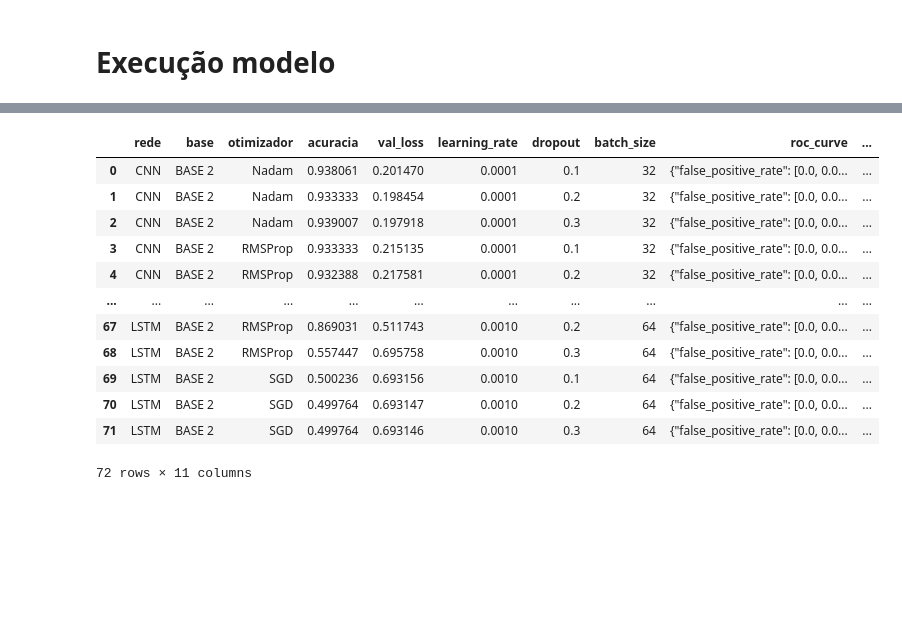
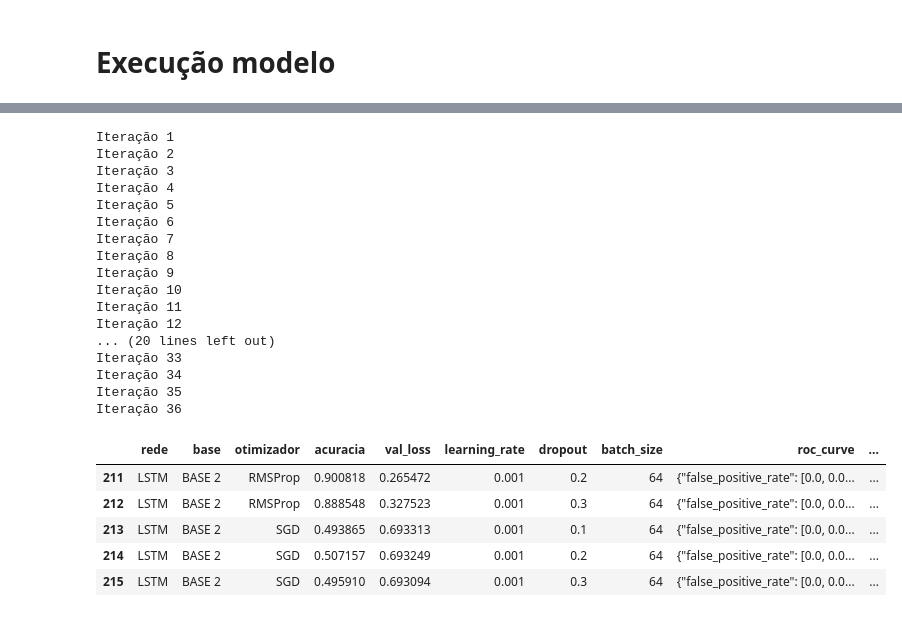
Before and after one commit to LuanPCunha/TCC, a Jupyter notebook: Treinamento_LSTM.ipynb, the cells around one changed output, grey strips where cells are left out. Saved outputs shown, nothing was run; the diff lists cells and outputs as text; code cells hidden in the pictures; blank space fills up the shorter version.

Commit message:
Melhorado utilização da base

```diff
--- a/Treinamento_LSTM.ipynb
+++ b/Treinamento_LSTM.ipynb
@@ -128,4 +170,0 @@ Name: text, Length: 10574, dtype: object
-# %%
-# Pega a média de caracteres dos tweets de toda a base
-max_text_length = int(text_column.apply(lambda x: len(str(x).split(' '))).max())
-max_text_length
@@ -179,24 +207,21 @@ def create_lstm (vocab_size, embedding_dimen, max_text_size, dropout_rate ):
 
   return modelo
 # %%
-def train_model(input_data, output_label, embedding_dimen, batch_size, epochs, validation_and_test_size, learning_rate, optimizer, dropout_rate):
-
-    x_main, x_test, y_main, y_test = train_test_split(input_data, output_label, test_size=0.2, stratify=output_label, random_state=42)
-
-    x_train, x_val, y_train, y_val = train_test_split(x_main, y_main, test_size=0.2, stratify=y_main, random_state=42)
-
+def train_model(embedding_dimen, batch_size, epochs, learning_rate, optimizer, dropout_rate):
     opt = optimize(optimizer, learning_rate)
 
     model = create_lstm(VOCAB_SIZE, EMBEDDING_DIMENSION, MAX_TEXT_SIZE, dropout_rate)
 
     model.compile(loss=tf.keras.losses.BinaryCrossentropy(), optimizer=opt, metrics=['accuracy'])
 
-    ra_val = RocAucEvaluation(validation_data=(x_val, y_val), interval = 1)
+    ra_val = RocAucEvaluation(validation_data=(X_VAL, Y_VAL), interval = 1)
 
     csv_logger = CSVLogger('log.csv', append=False, separator=';')
 
-    history = model.fit(x_train, y_train, batch_size=batch_size, epochs=epochs, validation_data=(x_val, y_val), verbose=0, use_multiprocessing=True,  callbacks = [ra_val, csv_logger])
+    early_stop = EarlyStopping(monitor = "val_loss", mode = "min", verbose = 0, patience = 1)
 
-    scores = model.evaluate(x_test, y_test, verbose=0)
+    history = model.fit(X_TRAIN, Y_TRAIN, batch_size=batch_size, epochs=epochs, validation_data=(X_VAL, Y_VAL), verbose=0, use_multiprocessing=True,  callbacks = [ra_val, csv_logger, early_stop])
 
-    return history, model, x_test, y_test, ra_val, scores, csv_logger
+    scores = model.evaluate(X_TEST, Y_TEST, verbose=0)
+
+    return history, model, ra_val, scores, csv_logger
@@ -203,23 +233,26 @@ def train_model(input_data, output_label, embedding_dimen, batch_size, epochs, v
 # %%
 # plot dos gráficos
+count = 1
 for BS in BATCH_SIZE:
   for LR in LEARN_RATE:
     for OT in OTMIZADORES:
       for DO in DROPOUT:
+        print("Iteração "+str(count))
+        count+=1
 
-        history, model1, x_test, y_test, ra_val, scores, csv_logger = train_model(input_data, output_label, EMBEDDING_DIMENSION, BS, EPOCHS, VAL_AND_TST_SIZE, LR, OT, DO)
+        history, model1, ra_val, scores, csv_logger = train_model(EMBEDDING_DIMENSION, BS, EPOCHS, LR, OT, DO)
 
         #
-        y_predito = model1.predict(x_test).round()
-        y_gabarito = y_test
+        y_predito = model1.predict(X_TEST).round()
+        y_gabarito = Y_TEST
 
         # Parâmetros
         # rede base otimizador acuracia val_loss learning_rate dropout batch_size roc_curve train_resume confusion_matrix
         NOME_REDE = REDE
-        NOME_BASE = BASE_2
+        NOME_BASE = BASE_NAME
         NOME_OTIMIZADOR = OT
         ACURACIA = scores[1]
-        VAL_LOSS = scores[0]
+        LOSS = scores[0]
         LEARNING_RATE = LR
         DROPOUT_RATE = DO
         BATCH = BS
@@ -237,34 +270,50 @@ for BS in BATCH_SIZE:
             "11": int(confusion[1][1])
         })
 
+        EPOCHS = len(history.history['val_loss'])
+        RANK = ACURACIA/LOSS
+
         # Salvando resultado do modelo
         registro_resultado = {resultados.columns[0]: NOME_REDE,
                               resultados.columns[1]: NOME_BASE,
                               resultados.columns[2]: NOME_OTIMIZADOR,
                               resultados.columns[3]: ACURACIA,
-                              resultados.columns[4]: VAL_LOSS,
+                              resultados.columns[4]: LOSS,
                               resultados.columns[5]: LEARNING_RATE,
                               resultados.columns[6]: DROPOUT_RATE,
                               resultados.columns[7]: BATCH,
                               resultados.columns[8]: ROC_CURVE,
                               resultados.columns[9]: TRAIN_RESUME,
-                              resultados.columns[10]: CONFUSION_MATRIX
+                              resultados.columns[10]: CONFUSION_MATRIX,
+                              resultados.columns[11]: EPOCHS,
+                              resultados.columns[12]: RANK,
                             }
 
         resultados = resultados.append(registro_resultado, ignore_index=True)
+# %% [output]
+Iteração 1
+Iteração 2
+Iteração 3
+Iteração 4
+Iteração 5
+Iteração 6
+Iteração 7
+Iteração 8
+Iteração 9
+Iteração 10
+Iteração 11
+Iteração 12
+... (20 lines left out)
+Iteração 33
+Iteração 34
+Iteração 35
+Iteração 36
 # %%
-resultados
+resultados.tail()
 # %% [output]
 |  | rede | base | otimizador | acuracia | val_loss | learning_rate | dropout | batch_size | roc_curve | ... |
-| 0 | CNN | BASE 2 | Nadam | 0.938061 | 0.201470 | 0.0001 | 0.1 | 32 | {"false_positive_rate": [0.0, 0.0... | ... |
-| 1 | CNN | BASE 2 | Nadam | 0.933333 | 0.198454 | 0.0001 | 0.2 | 32 | {"false_positive_rate": [0.0, 0.0... | ... |
-| 2 | CNN | BASE 2 | Nadam | 0.939007 | 0.197918 | 0.0001 | 0.3 | 32 | {"false_positive_rate": [0.0, 0.0... | ... |
-| 3 | CNN | BASE 2 | RMSProp | 0.933333 | 0.215135 | 0.0001 | 0.1 | 32 | {"false_positive_rate": [0.0, 0.0... | ... |
-| 4 | CNN | BASE 2 | RMSProp | 0.932388 | 0.217581 | 0.0001 | 0.2 | 32 | {"false_positive_rate": [0.0, 0.0... | ... |
-| ... | ... | ... | ... | ... | ... | ... | ... | ... | ... | ... |
-| 67 | LSTM | BASE 2 | RMSProp | 0.869031 | 0.511743 | 0.0010 | 0.2 | 64 | {"false_positive_rate": [0.0, 0.0... | ... |
-| 68 | LSTM | BASE 2 | RMSProp | 0.557447 | 0.695758 | 0.0010 | 0.3 | 64 | {"false_positive_rate": [0.0, 0.0... | ... |
-| 69 | LSTM | BASE 2 | SGD | 0.500236 | 0.693156 | 0.0010 | 0.1 | 64 | {"false_positive_rate": [0.0, 0.0... | ... |
-| 70 | LSTM | BASE 2 | SGD | 0.499764 | 0.693147 | 0.0010 | 0.2 | 64 | {"false_positive_rate": [0.0, 0.0... | ... |
-| 71 | LSTM | BASE 2 | SGD | 0.499764 | 0.693146 | 0.0010 | 0.3 | 64 | {"false_positive_rate": [0.0, 0.0... | ... |
+| 211 | LSTM | BASE 2 | RMSProp | 0.900818 | 0.265472 | 0.001 | 0.2 | 64 | {"false_positive_rate": [0.0, 0.0... | ... |
+| 212 | LSTM | BASE 2 | RMSProp | 0.888548 | 0.327523 | 0.001 | 0.3 | 64 | {"false_positive_rate": [0.0, 0.0... | ... |
+| 213 | LSTM | BASE 2 | SGD | 0.493865 | 0.693313 | 0.001 | 0.1 | 64 | {"false_positive_rate": [0.0, 0.0... | ... |
+| 214 | LSTM | BASE 2 | SGD | 0.507157 | 0.693249 | 0.001 | 0.2 | 64 | {"false_positive_rate": [0.0, 0.0... | ... |
+| 215 | LSTM | BASE 2 | SGD | 0.495910 | 0.693094 | 0.001 | 0.3 | 64 | {"false_positive_rate": [0.0, 0.0... | ... |
-72 rows × 11 columns
```
Also changed, not shown: parts of 24 cells of this notebook.
